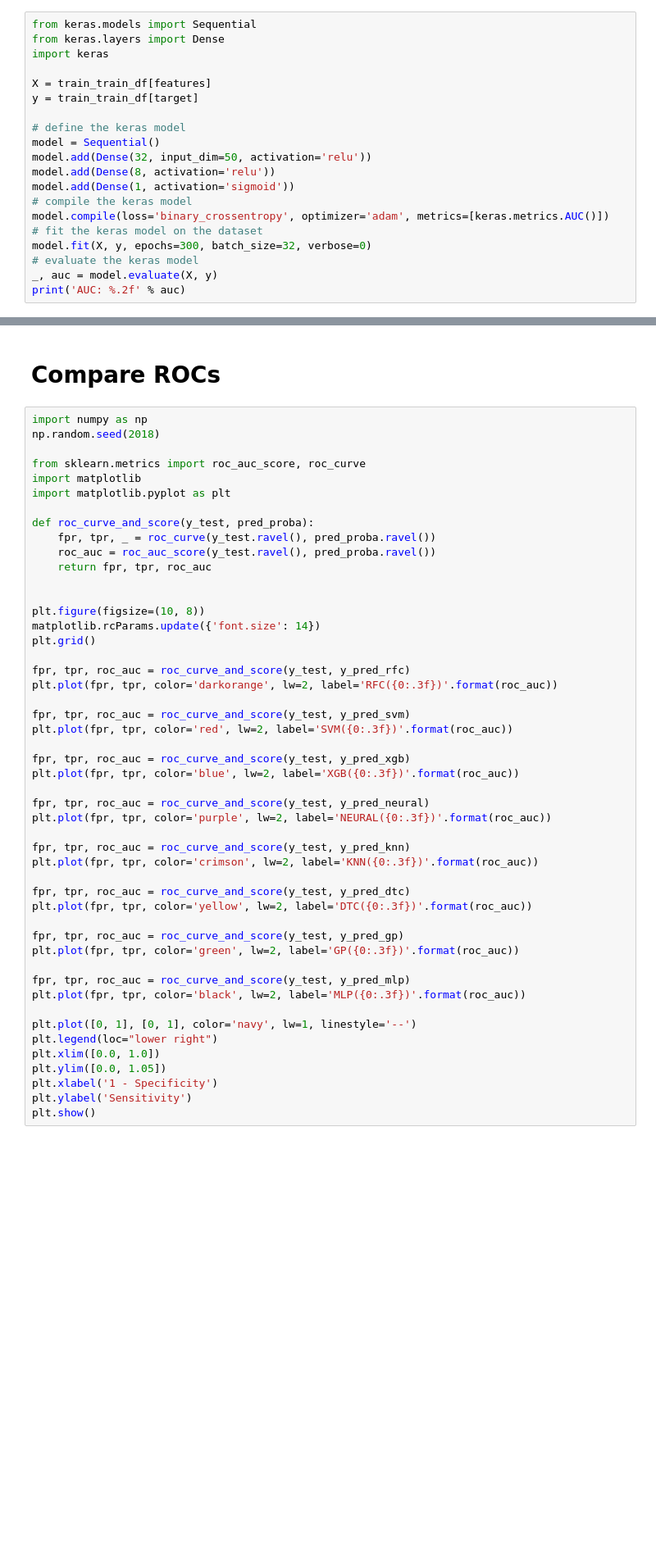
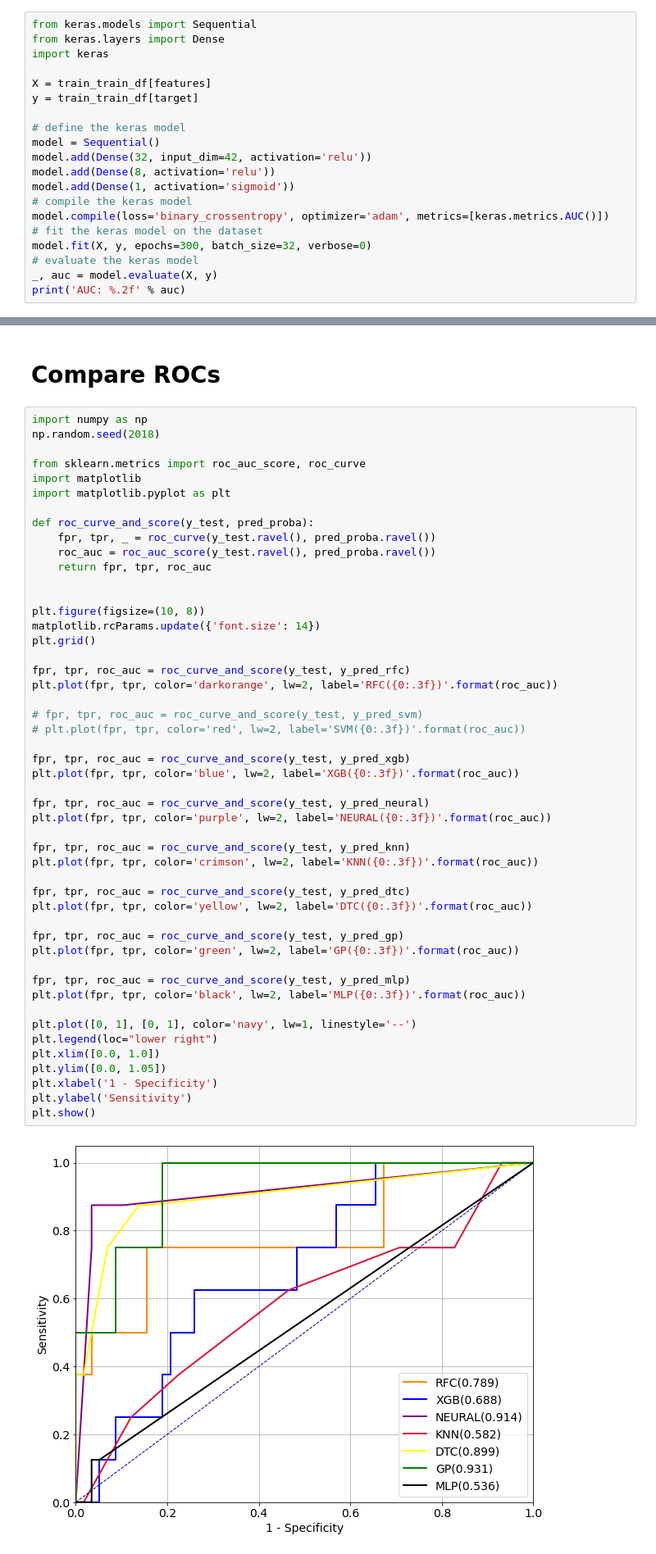
Before and after one commit to goncaloacteixeira/feup-ac, a Jupyter notebook: modeling.ipynb, the cells around one changed output, grey strips where cells are left out. Shown at 82% size. Cells and saved outputs as stored; diff of their text form; blank space fills up the shorter version.

```diff
--- a/modeling.ipynb
+++ b/modeling.ipynb
@@ -209,7 +186,7 @@ y = train_train_df[target]
 
 # define the keras model
 model = Sequential()
-model.add(Dense(32, input_dim=50, activation='relu'))
+model.add(Dense(32, input_dim=42, activation='relu'))
 model.add(Dense(8, activation='relu'))
 model.add(Dense(1, activation='sigmoid'))
 # compile the keras model
@@ -326,32 +362,34 @@ plt.grid()
 
 fpr, tpr, roc_auc = roc_curve_and_score(y_test, y_pred_rfc)
 plt.plot(fpr, tpr, color='darkorange', lw=2, label='RFC({0:.3f})'.format(roc_auc))
 
-fpr, tpr, roc_auc = roc_curve_and_score(y_test, y_pred_svm)
-plt.plot(fpr, tpr, color='red', lw=2, label='SVM({0:.3f})'.format(roc_auc))
+# fpr, tpr, roc_auc = roc_curve_and_score(y_test, y_pred_svm)
+# plt.plot(fpr, tpr, color='red', lw=2, label='SVM({0:.3f})'.format(roc_auc))
 
 fpr, tpr, roc_auc = roc_curve_and_score(y_test, y_pred_xgb)
 plt.plot(fpr, tpr, color='blue', lw=2, label='XGB({0:.3f})'.format(roc_auc))
 
 fpr, tpr, roc_auc = roc_curve_and_score(y_test, y_pred_neural)
 plt.plot(fpr, tpr, color='purple', lw=2, label='NEURAL({0:.3f})'.format(roc_auc))
 
 fpr, tpr, roc_auc = roc_curve_and_score(y_test, y_pred_knn)
 plt.plot(fpr, tpr, color='crimson', lw=2, label='KNN({0:.3f})'.format(roc_auc))
 
 fpr, tpr, roc_auc = roc_curve_and_score(y_test, y_pred_dtc)
 plt.plot(fpr, tpr, color='yellow', lw=2, label='DTC({0:.3f})'.format(roc_auc))
 
 fpr, tpr, roc_auc = roc_curve_and_score(y_test, y_pred_gp)
 plt.plot(fpr, tpr, color='green', lw=2, label='GP({0:.3f})'.format(roc_auc))
 
 fpr, tpr, roc_auc = roc_curve_and_score(y_test, y_pred_mlp)
 plt.plot(fpr, tpr, color='black', lw=2, label='MLP({0:.3f})'.format(roc_auc))
 
 plt.plot([0, 1], [0, 1], color='navy', lw=1, linestyle='--')
 plt.legend(loc="lower right")
 plt.xlim([0.0, 1.0])
 plt.ylim([0.0, 1.05])
 plt.xlabel('1 - Specificity')
 plt.ylabel('Sensitivity')
 plt.show()
+# %% [output]
+[figure, added]
```
Also changed, not shown: parts of 8 cells of this notebook, 11 other files.
